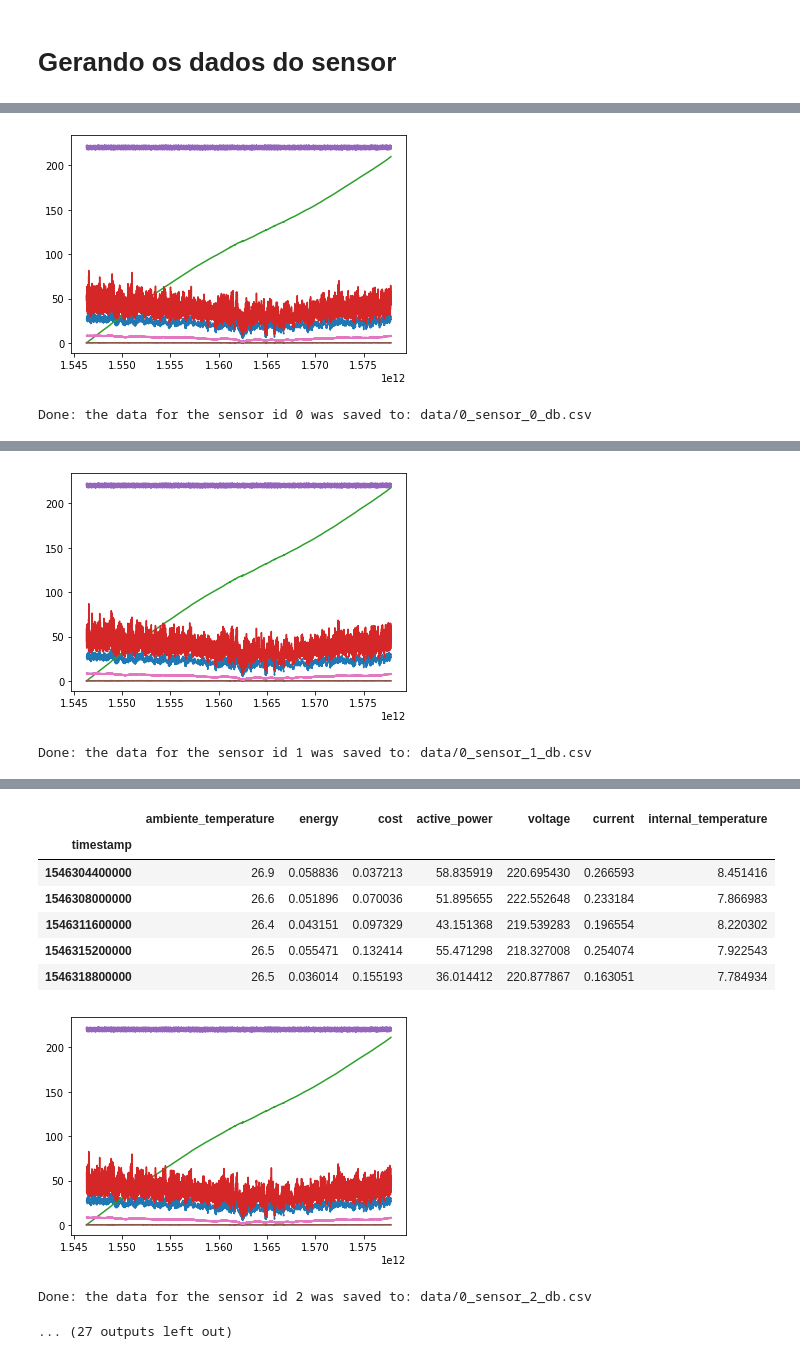
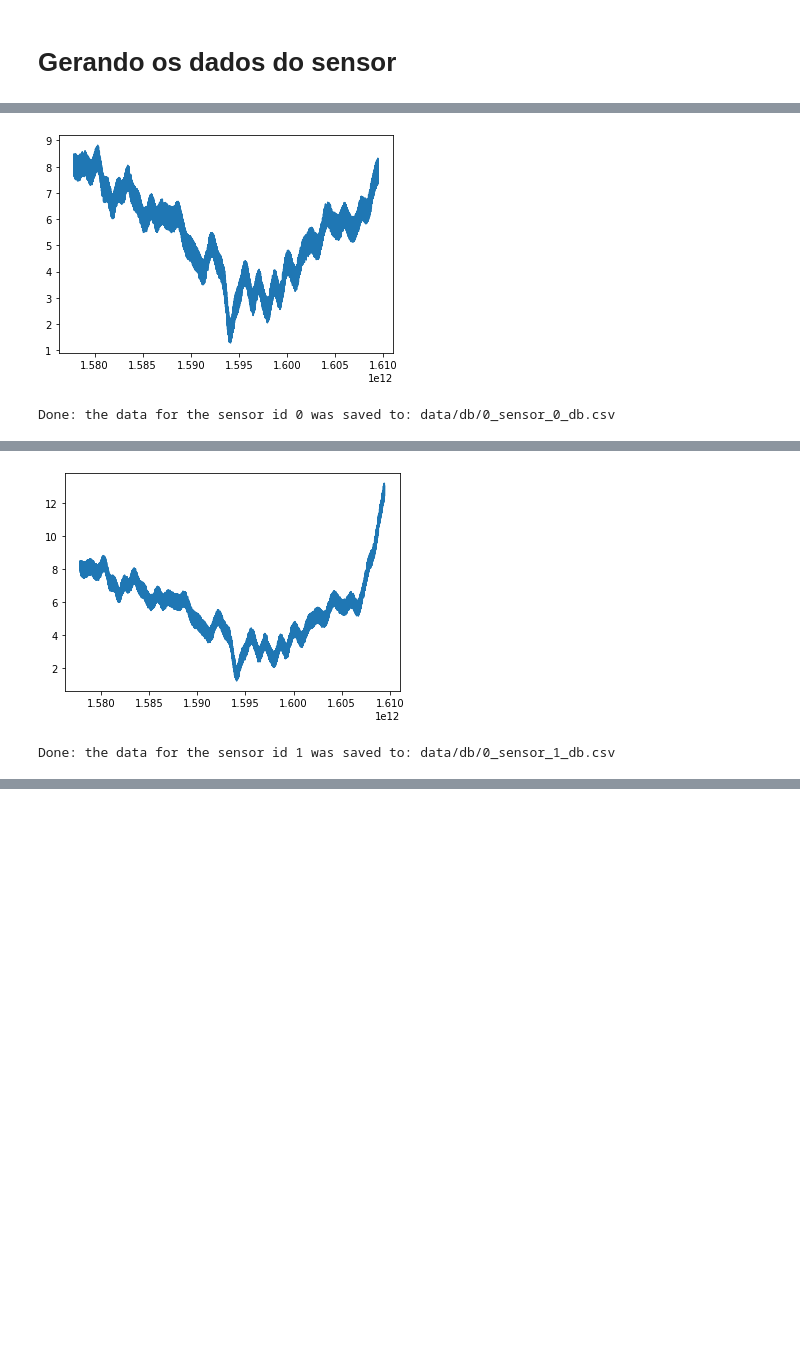
Before and after one commit to gabrielvieiraf/Algodom, a Jupyter notebook: creating_database_hourly.ipynb, the cells around one changed output, grey strips where cells are left out. Cells and saved outputs as stored; diff of their text form; code cells hidden in the pictures; blank space fills up the shorter version.

Commit message:
Adding realtime gateway simulator. Adding failure on sensor 1

```diff
--- a/creating_database_hourly.ipynb
+++ b/creating_database_hourly.ipynb
@@ -211,12 +212,24 @@ voltage = 220 + (np.random.rand(len(ta_df)) * 5 - 2.5)
 basic_energy_tariff = 0.50599 * (1 + 0.25)  # Tarifa residencial B da celesc + aliquota: 12% se menor que 150kWh, 25% se maior.
 
 def generate_sensor_dataframe(df, sensor: dict, verbose=False, plot=False):
+    # Change from 2019 to 2020
+    df.index += pd.DateOffset(years=1)
+
     df['E'] = (0.6 + 0.4*np.random.rand(len(df))) * sensor['E_hourly'] * df['ta'] / df['ta'].mean() / 1000 # kwh
-    df['cost'] = df['E'].cumsum() * basic_energy_tariff
     df['P'] = 1000 * df['E'] / 1 # watts
     df['V'] = voltage + 0.1 * np.random.rand(len(df))
     df['I'] = df['P'] / df['V']
     df['ti'] = 4 + np.random.rand(len(df)) + 0.5*df['ta'].rolling(500, win_type='blackman', center=True, min_periods=1).mean() -10
+
+    if sensor['sensor_id'] == 1:
+        time_now = datetime.now().replace(microsecond=0, second=0, minute=0)
+        df.loc[time_now:, ['E', 'P', 'I']] = 0
+        df.loc[time_now:, 'ti'] += 0.001 * df.loc[time_now:, 'ti'].cumsum()
+
+    df['cost'] = df['E'].cumsum() * basic_energy_tariff
+
+    df['status'] = "OFF"
+    df.loc[df['I'] > 0, 'status'] = "ON"
 
     # Convert to epoch in ms
     df.index = (df.index - pd.Timestamp("1970-01-01")) // pd.Timedelta('1ms')
@@ -229,23 +242,26 @@ def generate_sensor_dataframe(df, sensor: dict, verbose=False, plot=False):
         "P": "active_power",
         "E": "energy",
         "cost": "cost",
+        "status": "status",
     })
     if verbose:
         display(df.describe())
         display(df.head())
+        display(df.tail())
     if plot:
         plt.Figure(figsize=(20, 10))
-        plt.plot(df.rolling(1, win_type='blackman', center=True, min_periods=1).mean())
+#         plt.plot(df.rolling(1, win_type='blackman', center=True, min_periods=1).mean())
+        plt.plot(df['internal_temperature'])
 #         plot_multi(df.rolling(25, win_type='blackman', center=True, min_periods=1).mean())
         plt.show()
 
-    output_filename = f"data/0_sensor_{int(sensor['sensor_id'])}_db.csv"
+    output_filename = f"data/db/0_sensor_{int(sensor['sensor_id'])}_db.csv"
     df.to_csv(output_filename, float_format='%.4f')
     print(f"Done: the data for the sensor id {sensor['sensor_id']} was saved to: {output_filename}")
     del df
 
 
-for sensor_id in [0,1,2,3,4,5,6,7,8,9]:
+for sensor_id in [0,1]:
     sensor = generate_freezer_unit(sensor_id)
     generate_sensor_dataframe(ta_df.copy(), sensor, verbose=True, plot=True)
 # %% [output]
@@ -268,2 +291,2 @@ for sensor_id in [0,1,2,3,4,5,6,7,8,9]:
-[figure, old version]
+[figure, new version]
-Done: the data for the sensor id 0 was saved to: data/0_sensor_0_db.csv
+Done: the data for the sensor id 0 was saved to: data/db/0_sensor_0_db.csv
@@ -286,2 +316,2 @@ Done: the data for the sensor id 0 was saved to: data/0_sensor_0_db.csv
-[figure, old version]
+[figure, new version]
-Done: the data for the sensor id 1 was saved to: data/0_sensor_1_db.csv
+Done: the data for the sensor id 1 was saved to: data/db/0_sensor_1_db.csv
@@ -297,10 +317,0 @@ Done: the data for the sensor id 1 was saved to: data/0_sensor_1_db.csv
-|  | ambiente_temperature | energy | cost | active_power | voltage | current | internal_temperature |
-| timestamp |  |  |  |  |  |  |  |
-| 1546304400000 | 26.9 | 0.058836 | 0.037213 | 58.835919 | 220.695430 | 0.266593 | 8.451416 |
-| 1546308000000 | 26.6 | 0.051896 | 0.070036 | 51.895655 | 222.552648 | 0.233184 | 7.866983 |
-| 1546311600000 | 26.4 | 0.043151 | 0.097329 | 43.151368 | 219.539283 | 0.196554 | 8.220302 |
-| 1546315200000 | 26.5 | 0.055471 | 0.132414 | 55.471298 | 218.327008 | 0.254074 | 7.922543 |
-| 1546318800000 | 26.5 | 0.036014 | 0.155193 | 36.014412 | 220.877867 | 0.163051 | 7.784934 |
-[figure, removed]
-Done: the data for the sensor id 2 was saved to: data/0_sensor_2_db.csv
-... (27 outputs left out)
```
Also changed, not shown: parts of 2 cells of this notebook, 15 other files.
